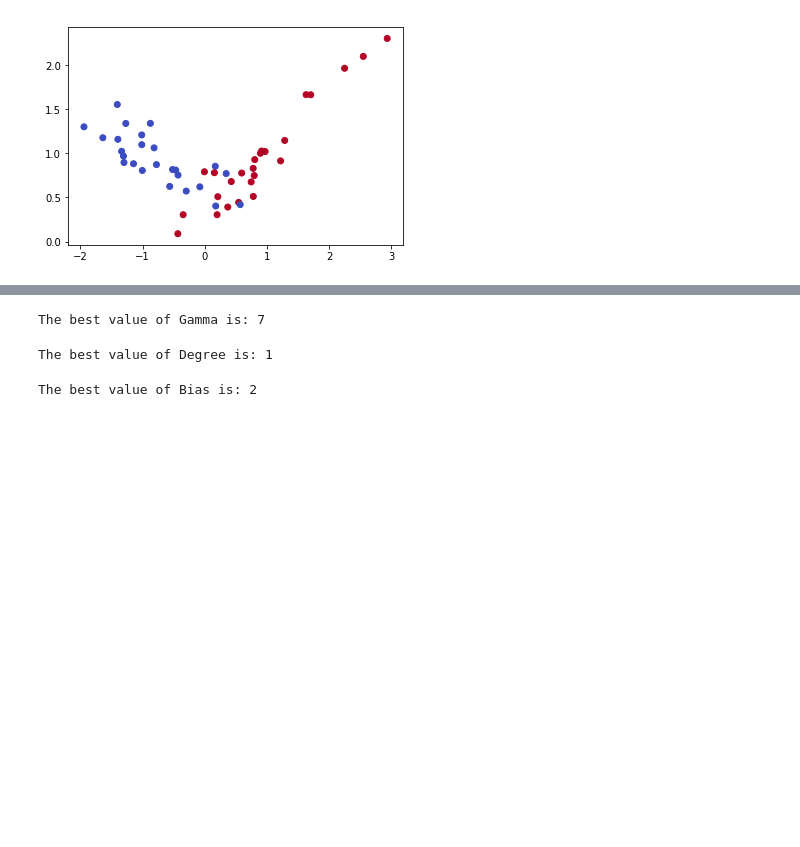
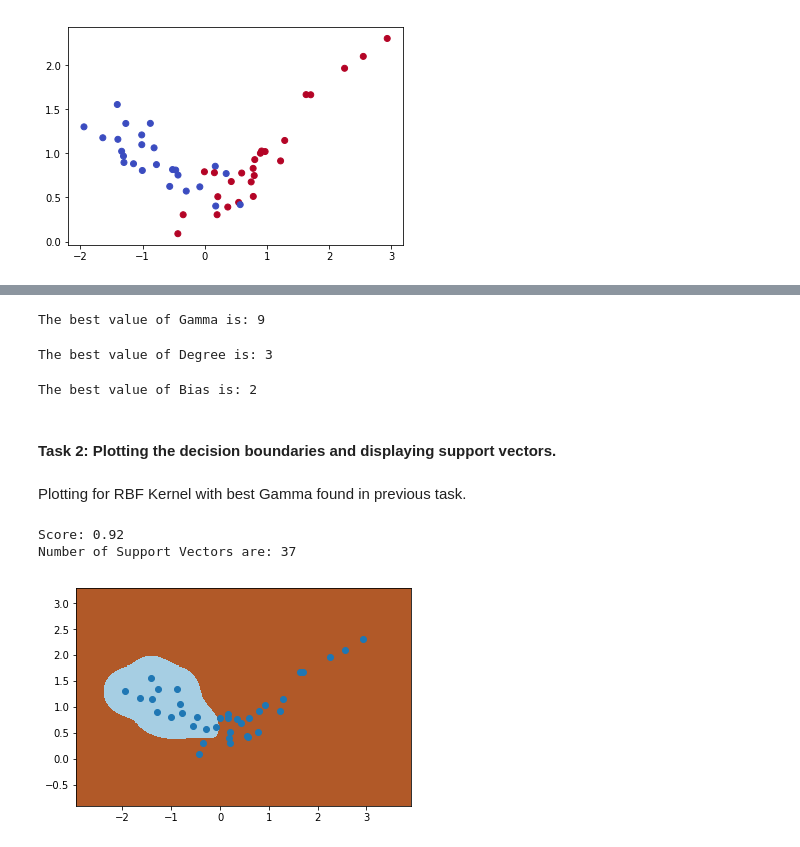
Before and after one commit to rohilrg/Machine-Learning-Practical-Session, a Jupyter notebook: Practical Session on SVM/SVM Practical Session.ipynb, the cells around one changed output, grey strips where cells are left out. Drawn from its saved outputs; the diff is of its cells as text; code cells hidden in the pictures; blank space fills up the shorter version.

```diff
--- a/Practical Session on SVM/SVM Practical Session.ipynb
+++ b/Practical Session on SVM/SVM Practical Session.ipynb
@@ -215,27 +208,27 @@ scores=[]
 for i in range(1,50):
     score=0
     SVMC4= SVC(kernel= 'rbf', gamma= i)
-    a= cross_val_score(SVMC4,X,y, cv=5)
+    a= cross_val_score(SVMC4,X,y, cv=6)
     scores.append(score+(a[0]+a[1]+a[2]))
 
 scores.append(score)
 print('The best value of Gamma is:', scores.index(max(scores))+1 )
 # %% [output]
-The best value of Gamma is: 7
+The best value of Gamma is: 9
 # %%
 from sklearn.model_selection import cross_val_score
 scores=[]
 for i in range(1,20):
     score=0
     SVMC4= SVC(kernel= 'poly', degree= i)
-    a= cross_val_score(SVMC4,X,y,cv=5)
+    a= cross_val_score(SVMC4,X,y,cv=6)
     scores.append(score+(a[0]+a[1]+a[2]))
 
 scores.append(score)
 
 print('The best value of Degree is:', scores.index(max(scores))+1 )
 # %% [output]
-The best value of Degree is: 1
+The best value of Degree is: 3
 # %%
 from sklearn.model_selection import cross_val_score
 scores=[]
@@ -250,3 +243,33 @@ scores.append(score)
 print('The best value of Bias is:', scores.index(max(scores))+1 )
 # %% [output]
 The best value of Bias is: 2
+# %% [markdown]
+#### Task 2: Plotting the decision boundaries and displaying support vectors.
+# %% [markdown]
+Plotting for RBF Kernel with best Gamma found in previous task.
+# %%
+import matplotlib.pyplot as plt #the library for plotting
+#we create a mesh to plot in
+h = 0.02 # grid step
+x_min= X[:, 0].min() - 1
+x_max= X[:, 0].max() + 1
+y_min = X[:, 1].min() - 1
+y_max = X[:, 1].max() + 1
+xx, yy = np.meshgrid(np.arange(x_min, x_max, h),
+np.arange(y_min, y_max, h))
+SVMC2= SVC(kernel='rbf', gamma=9)
+SVMC2.fit(X,y)
+print('Score:',SVMC2.score(X,y))
+a= SVMC2.support_vectors_
+print('Number of Support Vectors are:', len(a))
+Z2 = SVMC2.predict(np.c_[xx.ravel(),yy.ravel()])
+Z2=Z2.reshape(xx.shape)
+plt.figure()
+plt.pcolormesh(xx,yy,Z2, cmap=plt.cm.Paired)
+# We plot also the training points
+plt.scatter(a[:, 0], a[:, 1], cmap=plt.cm.coolwarm)
+plt.show()
+# %% [output]
+Score: 0.92
+Number of Support Vectors are: 37
+[figure, added]
```
Also changed, not shown: parts of 5 cells of this notebook.
